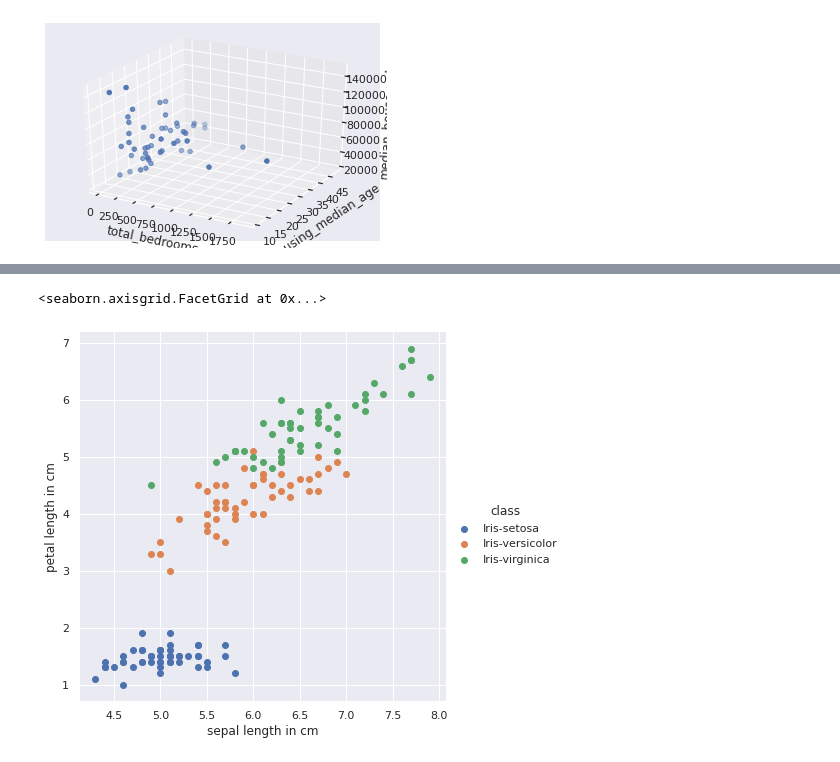
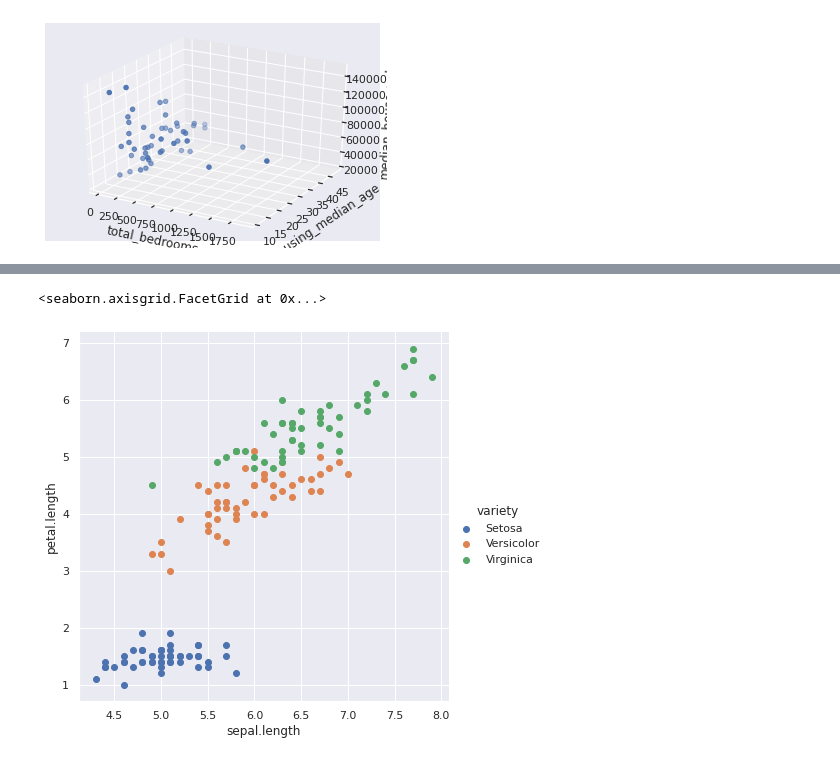
Before and after one commit to gnyanesh-bangaru/fmml-2022, a Jupyter notebook: Module1_Lab2.ipynb, the cells around one changed output, grey strips where cells are left out. Saved outputs shown, nothing was run; the diff lists cells and outputs as text; code cells hidden in the pictures.

```diff
--- a/Module1_Lab2.ipynb
+++ b/Module1_Lab2.ipynb
@@ -558,11 +547,11 @@ plt.grid()
-# %%
-# Using seaborn we can analyse the data projected on the graph and are able to draw insights by understanding that the Iris-Setosa are considered to be small in size compared to that of the other two species
-sns.FacetGrid(df, hue ="class",
-              height = 6).map(plt.scatter,
-                              'sepal length in cm',
-                              'petal length in cm').add_legend()
-# %% [output]
-<seaborn.axisgrid.FacetGrid at 0x...>
-[figure, removed]
+# %%
+# Using seaborn
+sns.FacetGrid(df, hue ="variety",
+              height = 6).map(plt.scatter,
+                              'sepal.length',
+                              'petal.length').add_legend()
+# %% [output]
+<seaborn.axisgrid.FacetGrid at 0x...>
+[figure, added]
 # %%
 # Similarly plotting a box plot for the same features
```
Also changed, not shown: parts of 29 cells of this notebook.
